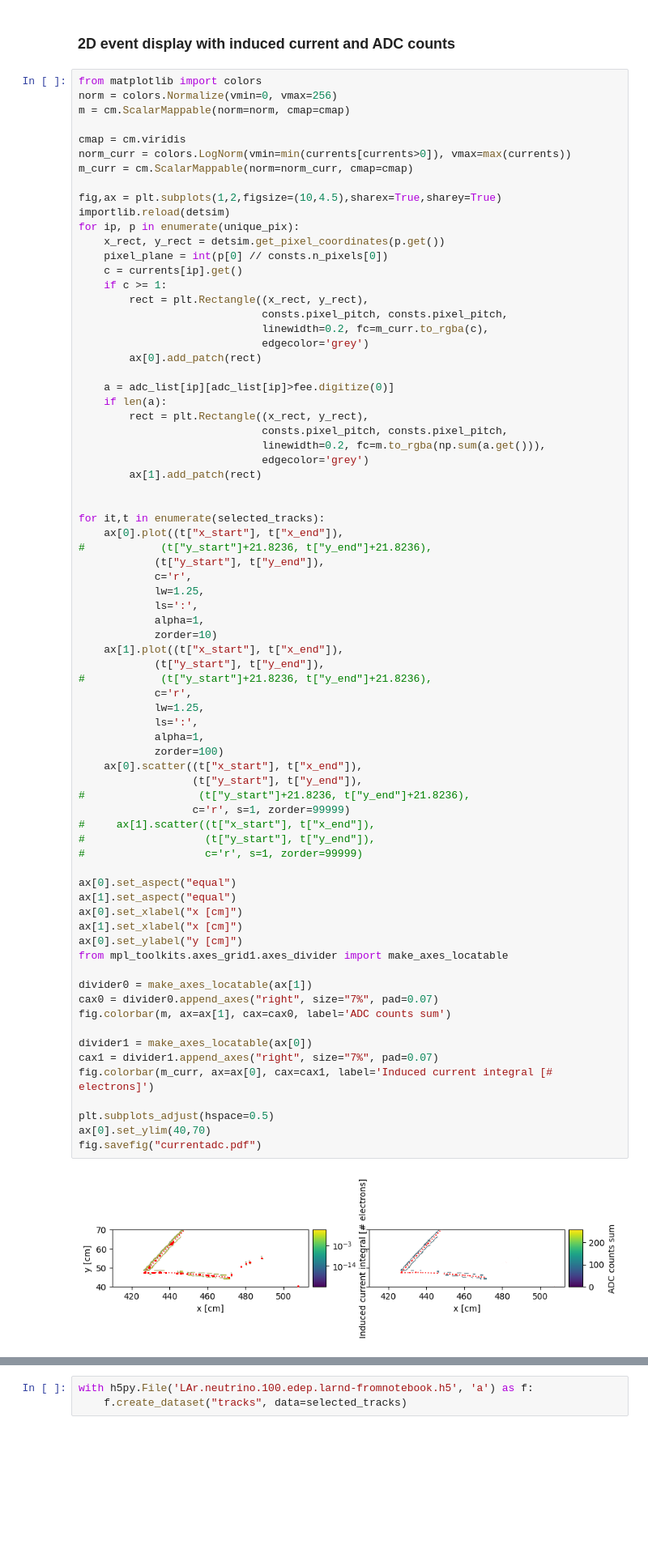
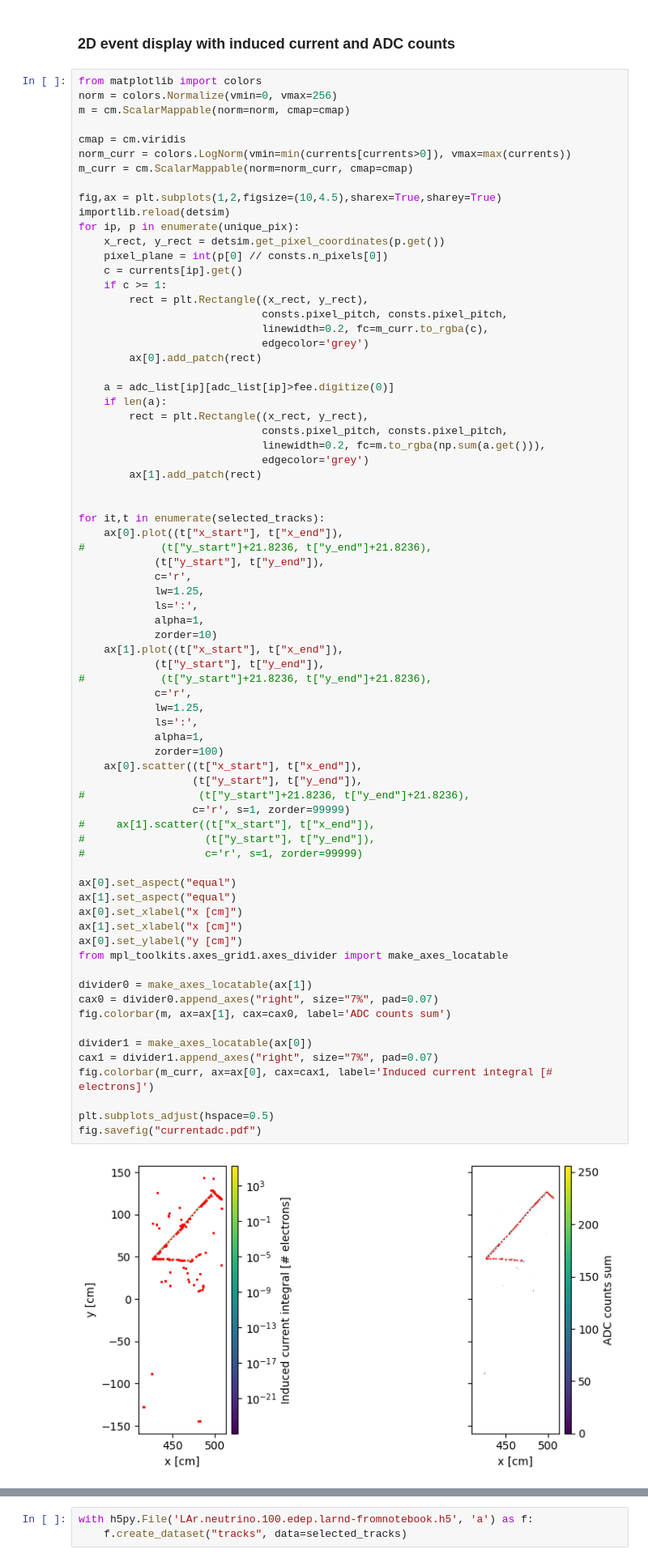
Before and after one commit to DUNE/larnd-sim, a Jupyter notebook: examples/ndlarmod_example.ipynb, the cells around one changed output, grey strips where cells are left out. Shown at 81% size. Cells and saved outputs as stored; diff of their text form; blank space fills up the shorter version.

```diff
--- a/examples/ndlarmod_example.ipynb
+++ b/examples/ndlarmod_example.ipynb
@@ -454,32 +434,31 @@ for it,t in enumerate(selected_tracks):
             lw=1.25,
             ls=':',
             alpha=1,
             zorder=100)
     ax[0].scatter((t["x_start"], t["x_end"]),
                   (t["y_start"], t["y_end"]),
 #                  (t["y_start"]+21.8236, t["y_end"]+21.8236),
                   c='r', s=1, zorder=99999)
 #     ax[1].scatter((t["x_start"], t["x_end"]),
 #                   (t["y_start"], t["y_end"]),
 #                   c='r', s=1, zorder=99999)
 
 ax[0].set_aspect("equal")
 ax[1].set_aspect("equal")
 ax[0].set_xlabel("x [cm]")
 ax[1].set_xlabel("x [cm]")
 ax[0].set_ylabel("y [cm]")
 from mpl_toolkits.axes_grid1.axes_divider import make_axes_locatable
 
 divider0 = make_axes_locatable(ax[1])
 cax0 = divider0.append_axes("right", size="7%", pad=0.07)
 fig.colorbar(m, ax=ax[1], cax=cax0, label='ADC counts sum')
 
 divider1 = make_axes_locatable(ax[0])
 cax1 = divider1.append_axes("right", size="7%", pad=0.07)
 fig.colorbar(m_curr, ax=ax[0], cax=cax1, label='Induced current integral [# electrons]')
 
 plt.subplots_adjust(hspace=0.5)
-ax[0].set_ylim(40,70)
 fig.savefig("currentadc.pdf")
 # %% [output]
-[figure, old version]
+[figure, new version]
```
Also changed, not shown: parts of 10 cells of this notebook, 2 other files.
